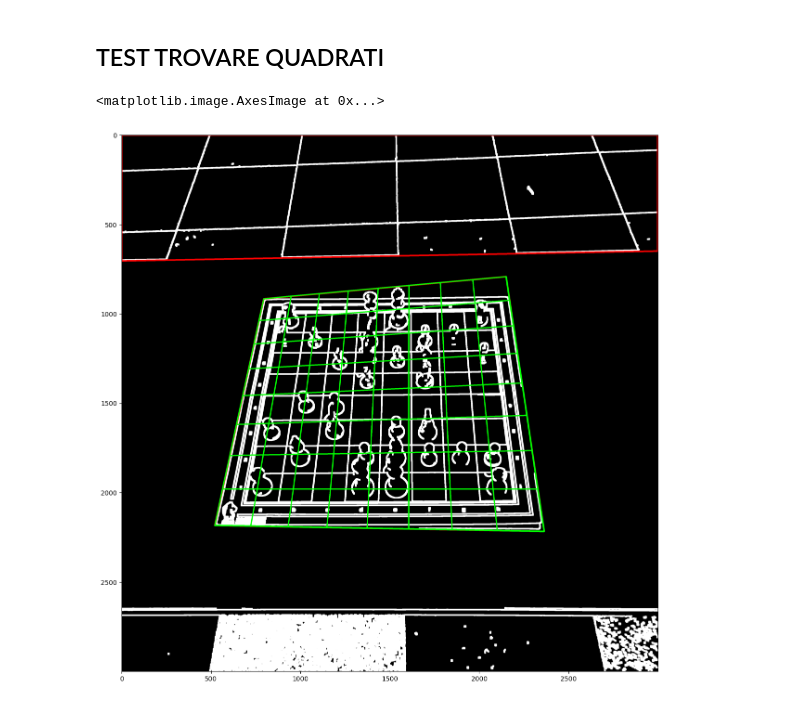
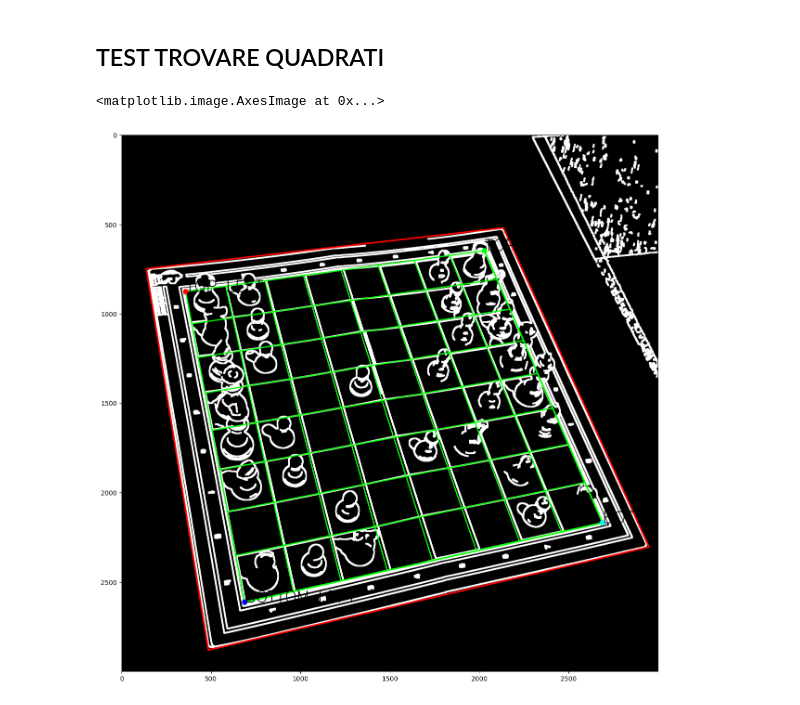
Before and after one commit to Villani-Luca/Chessy3D, a Jupyter notebook: src/chessboard_localization_temp/square_filling-step-by-step copy.ipynb, the cells around one changed output. Drawn from its saved outputs; the diff is of its cells as text; code cells hidden in the pictures.

```diff
--- a/src/chessboard_localization_temp/square_filling-step-by-step copy.ipynb
+++ b/src/chessboard_localization_temp/square_filling-step-by-step copy.ipynb
@@ -43,6 +43,7 @@ image_path = r"C:\Users\Alessandro\Downloads\Dynamic-Chess-Board-Piece-Extractio
 image_path =  r"E:\projects\uni\Chessy3D\data\chessred\images\42\G042_IMG054.jpg" # troppo inclinata
 image_path = r"E:\projects\uni\Chessy3D\data\chessred\images\0\G000_IMG007.jpg"
 image_path = r"E:\projects\uni\Chessy3D\data\chessred\images\0\G000_IMG016.jpg"
+image_path = r"E:\projects\uni\Chessy3D\data\chessred\images\15\G015_IMG006.jpg"
 
 # image_path =  r"E:\projects\uni\Chessy3D\data\chessred\images\33\G033_IMG069.jpg"
 # %%
@@ -301,22 +302,23 @@ for candidate_idx, corners in enumerate(corners_list):
         #chessboard_approx = cv2.approxPolyN(max_external_contours, 4, False, ensure_convex=True)
         corners = np.array([(corners[2], corners[1], corners[3], corners[0])], dtype=np.float32)
         M_inv = cv2.invert(M)[1]
-        corners_original = cv2.perspectiveTransform(corners, M_inv).astype(int)
+        corners_original = cv2.perspectiveTransform(corners, M_inv)
 
         # print(corners_original.shape, corners_original[0].shape, corners_original)
-        corners_original = [corners_original[0][0], corners_original[0][1], corners_original[0][2], corners_original[0][3]]
+        corners_original_draw = corners_original.astype(int)
+        corners_original_draw = [corners_original_draw[0][0], corners_original_draw[0][1], corners_original_draw[0][2], corners_original_draw[0][3]]
 
         #### OUTPUT
-        cv2.circle(out, corners_original[0], 15, (0, 0, 255), -1)  # blue for top-left
-        cv2.circle(out, corners_original[1], 15, (0, 255, 0), -1)  # green for top-right
-        cv2.circle(out, corners_original[2], 15, (255, 0, 0), -1)  # red for bottom-left
-        cv2.circle(out, corners_original[3], 15, (255, 255, 0), -1)  # yellow for bottom-right
+        cv2.circle(out, corners_original_draw[0], 15, (0, 0, 255), -1)  # blue for top-left
+        cv2.circle(out, corners_original_draw[1], 15, (0, 255, 0), -1)  # green for top-right
+        cv2.circle(out, corners_original_draw[2], 15, (255, 0, 0), -1)  # red for bottom-left
+        cv2.circle(out, corners_original_draw[3], 15, (255, 255, 0), -1)  # yellow for bottom-right
 
 
-        cv2.putText(out, "TOP LEFT", corners_original[0], cv2.FONT_HERSHEY_SIMPLEX, 3, (255,0,0), 5, cv2.LINE_AA)
-        cv2.putText(out, "TOP RIGHT", corners_original[1], cv2.FONT_HERSHEY_SIMPLEX, 3, (255,0,0), 5, cv2.LINE_AA)
-        cv2.putText(out, "BOTTOM LEFT", corners_original[2], cv2.FONT_HERSHEY_SIMPLEX, 3, (255,0,0), 5, cv2.LINE_AA)
-        cv2.putText(out, "BOTTOM RIGHT", corners_original[3], cv2.FONT_HERSHEY_SIMPLEX, 3, (255,0,0), 5, cv2.LINE_AA)
+        cv2.putText(out, "TOP LEFT", corners_original_draw[0], cv2.FONT_HERSHEY_SIMPLEX, 3, (255,0,0), 5, cv2.LINE_AA)
+        cv2.putText(out, "TOP RIGHT", corners_original_draw[1], cv2.FONT_HERSHEY_SIMPLEX, 3, (255,0,0), 5, cv2.LINE_AA)
+        cv2.putText(out, "BOTTOM LEFT", corners_original_draw[2], cv2.FONT_HERSHEY_SIMPLEX, 3, (255,0,0), 5, cv2.LINE_AA)
+        cv2.putText(out, "BOTTOM RIGHT", corners_original_draw[3], cv2.FONT_HERSHEY_SIMPLEX, 3, (255,0,0), 5, cv2.LINE_AA)
 
     plt.subplot(plot_height, plot_width, candidate_idx*plot_width + 1)
     plt.imshow(out[:,:,::-1])
@@ -402,35 +404,51 @@ def find_chessboard_squares(corners, threshold = 0, size = (1200, 1200)):
     squares_data_original = squares_data_original_np.reshape(-1, 5, 2)  # (num_squares, 5 points, x/y)
     return squares_data_original
 
+def draw_chessboard_corners(corners, image, text_color = (0, 0, 0)):
+    corners = corners.astype(int)
+    cv2.circle(image, corners[0], 15, (0, 0, 255), -1)  # blue for top-left
+    cv2.circle(image, corners[1], 15, (0, 255, 0), -1)  # green for top-right
+    cv2.circle(image, corners[2], 15, (255, 0, 0), -1)  # red for bottom-left
+    cv2.circle(image, corners[3], 15, (255, 255, 0), -1)  # yellow for bottom-right
+
+    cv2.putText(image, "TOP LEFT", corners[0], cv2.FONT_HERSHEY_SIMPLEX, 3, text_color, 2, cv2.LINE_AA)
+    cv2.putText(image, "TOP RIGHT", corners[1], cv2.FONT_HERSHEY_SIMPLEX, 3, text_color, 2, cv2.LINE_AA)
+    cv2.putText(image, "BOTTOM LEFT", corners[2], cv2.FONT_HERSHEY_SIMPLEX, 3, text_color, 2, cv2.LINE_AA)
+    cv2.putText(image, "BOTTOM RIGHT", corners[3], cv2.FONT_HERSHEY_SIMPLEX, 3, text_color, 2, cv2.LINE_AA)
+    return image
+
 def draw_chessboard_squares(image: cv2.typing.MatLike, squares, corners, color=(0,255,0), text_color = (0, 0, 0), thickness=8):
     for idx, square in enumerate(squares):
         x_center, y_center = tuple(map(int, square[0]))  # Convert to int
 
         bottom_right = tuple(map(int, square[1]))
         top_right = tuple(map(int, square[2]))
         top_left = tuple(map(int, square[3]))
         bottom_left = tuple(map(int, square[4]))
 
         # Draw necessary lines only (to form grid)
         cv2.line(image, top_left, top_right, (0, 255, 0), 6)  # Top line
         cv2.line(image, top_left, bottom_left, (0, 255, 0), 6)  # Left line
 
         # Draw bottom and right lines only for last row/column
         i = idx // chessboard_rows
         j = idx % chessboard_cols
 
         if idx % chessboard_cols == chessboard_cols - 1:
             cv2.line(image, top_right, bottom_right, (0, 255, 0), 8)  # Right line
         if i == 0:
             cv2.line(image, bottom_left, bottom_right, (0, 255, 0), 8)  # Bottom line
 
-square_image = output_image.copy()
-squares = find_chessboard_squares(corners_list[0])
-draw_chessboard_squares(square_image, squares, None, (255, 0, 255))
+        if corners is not None:
+            # Mark the extreme points
+            draw_chessboard_corners(corners, image, text_color)
 
+square_image = resized.copy()
+squares = find_chessboard_squares(corners_original.reshape(1, 4, 2))
+draw_chessboard_squares(square_image, squares, corners_original.astype(int)[0], (255, 0, 255))
 
 plt.figure(figsize=(20,15))
 plt.imshow(square_image[:,:,::-1])
 # %% [output]
 <matplotlib.image.AxesImage at 0x...>
-[figure, old version]
+[figure, new version]
```
Also changed, not shown: parts of 2 cells of this notebook, 1 other file.
